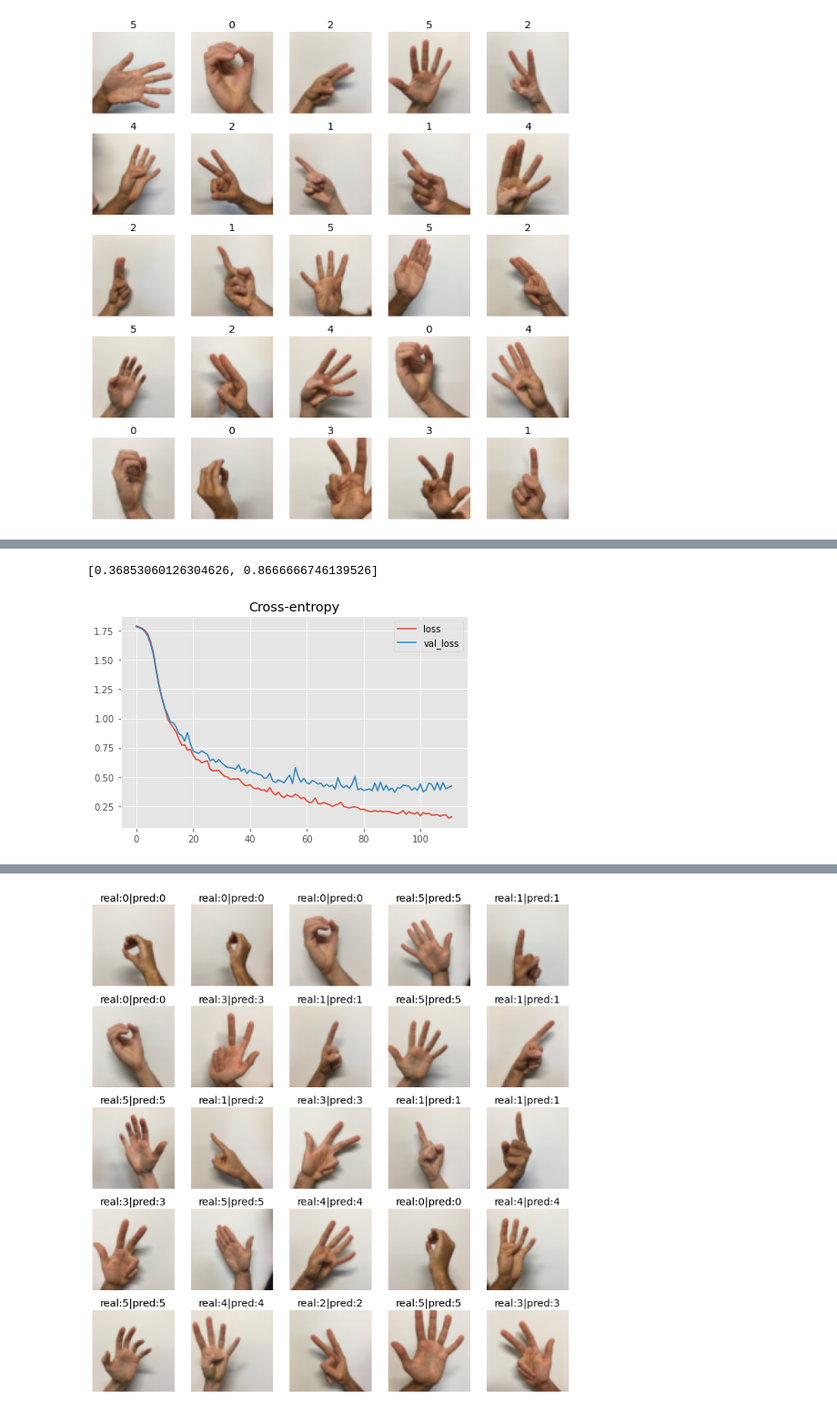
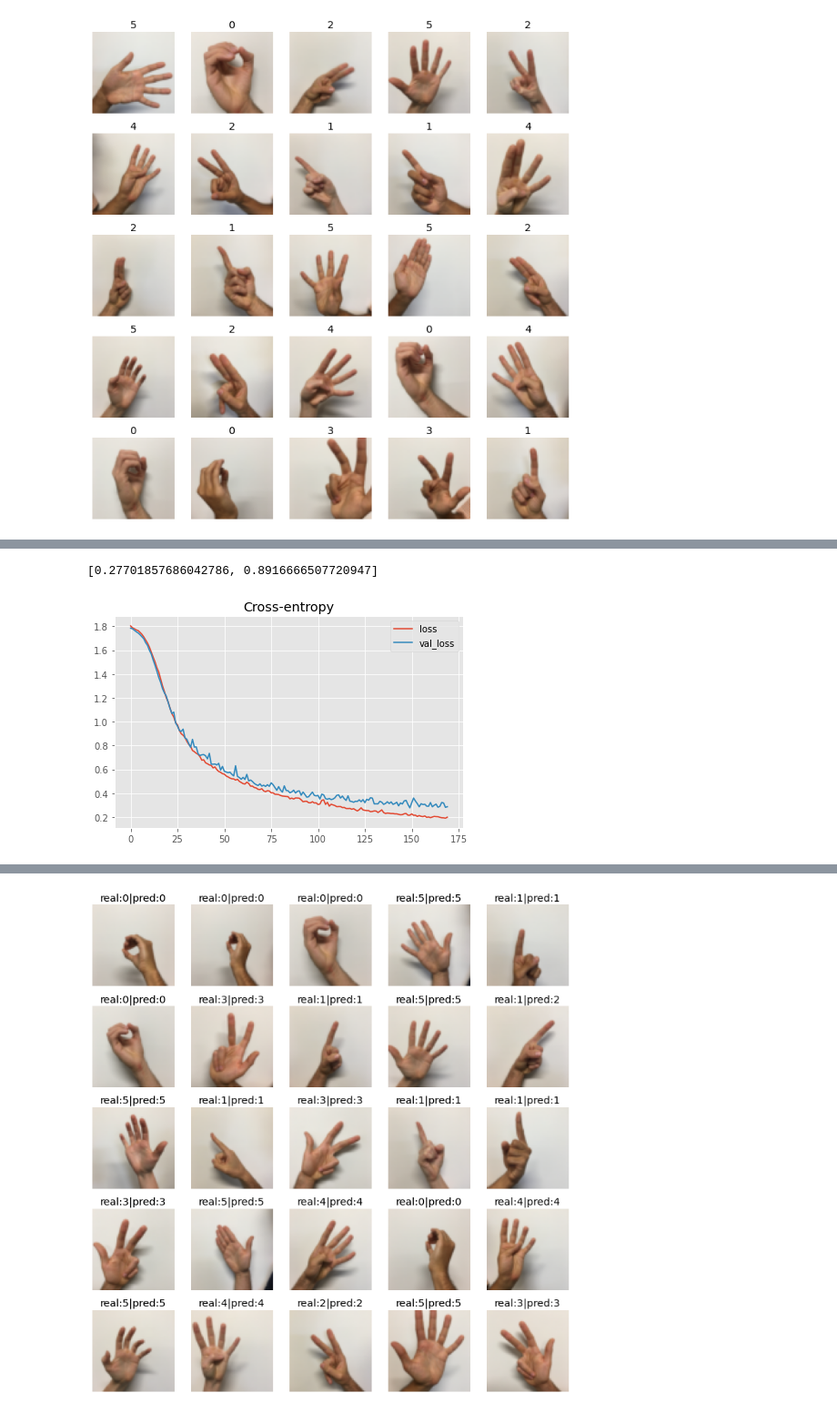
Before and after one commit to ThePiranhaGuy/hand_sign_keras, a Jupyter notebook: hand_sign_notebook_CNN.ipynb, the cells around one changed output, grey strips where cells are left out. Shown at 91% size. Cells and saved outputs as stored; diff of their text form; code cells hidden in the pictures.

```diff
--- a/hand_sign_notebook_CNN.ipynb
+++ b/hand_sign_notebook_CNN.ipynb
@@ -102,9 +100,8 @@ P2 = tf.keras.layers.MaxPool2D(pool_size=(4,4), strides=(4,4),padding="same")(A2
 ## FLATTEN
 F = tf.keras.layers.Flatten()(P2)
 ## Dense layer
-D1 = tf.keras.layers.Dense(64,activation='relu')(F)
 ## 6 neurons in output layer. Hint: one of the arguments should be "activation='softmax'"
-outputs = tf.keras.layers.Dense(6,activation="softmax")(D1)
+outputs = tf.keras.layers.Dense(6,activation="softmax")(F)
 # YOUR CODE STARTS HERE
 
 
@@ -147,5 +144,5 @@ Epoch 112/200
-[0.36853060126304626, 0.8666666746139526]
+[0.27701857686042786, 0.8916666507720947]
-[figure, old version]
+[figure, new version]
 # %%
 model.summary()
 # %% [output]
```
Also changed, not shown: parts of 5 cells of this notebook.
